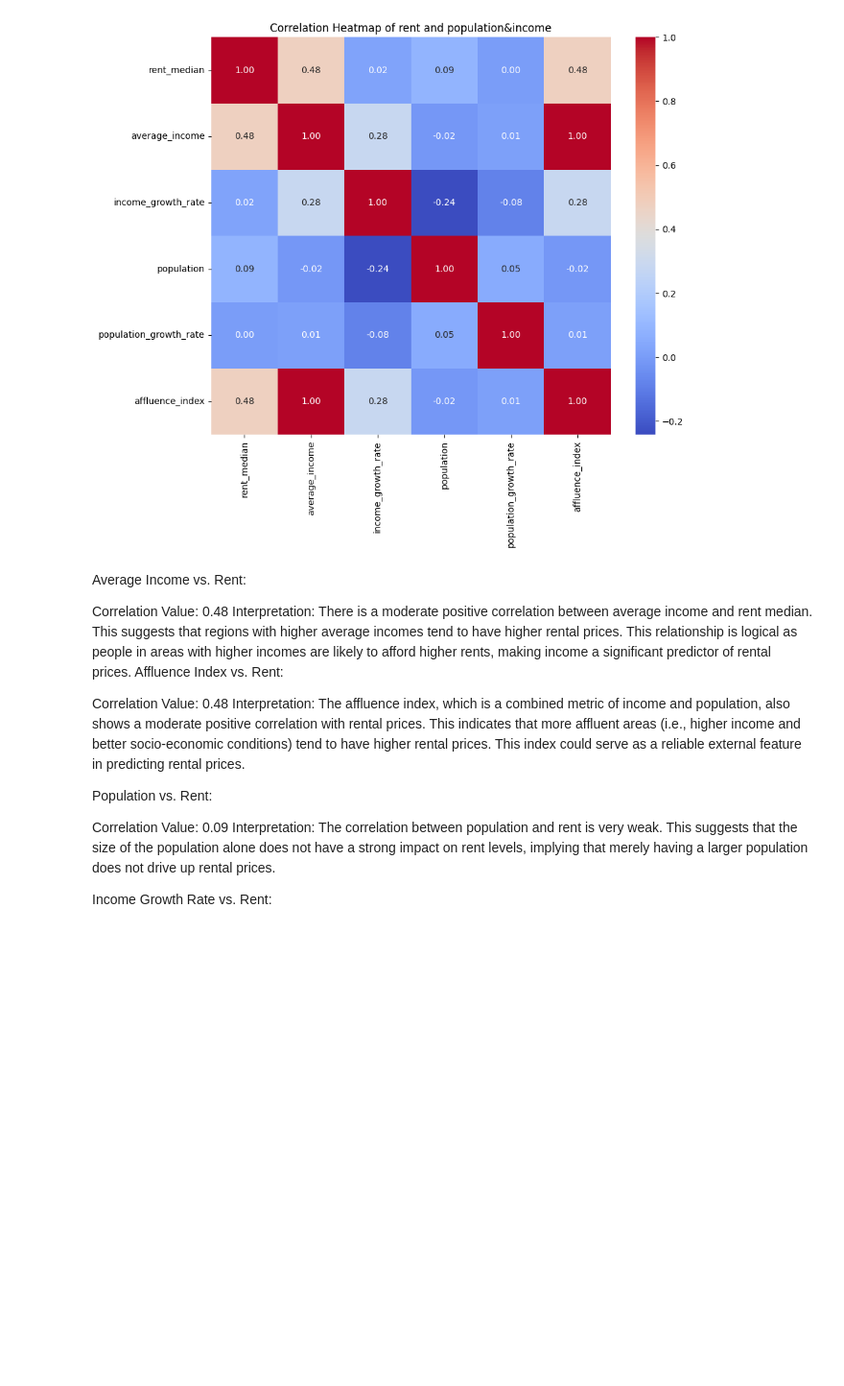
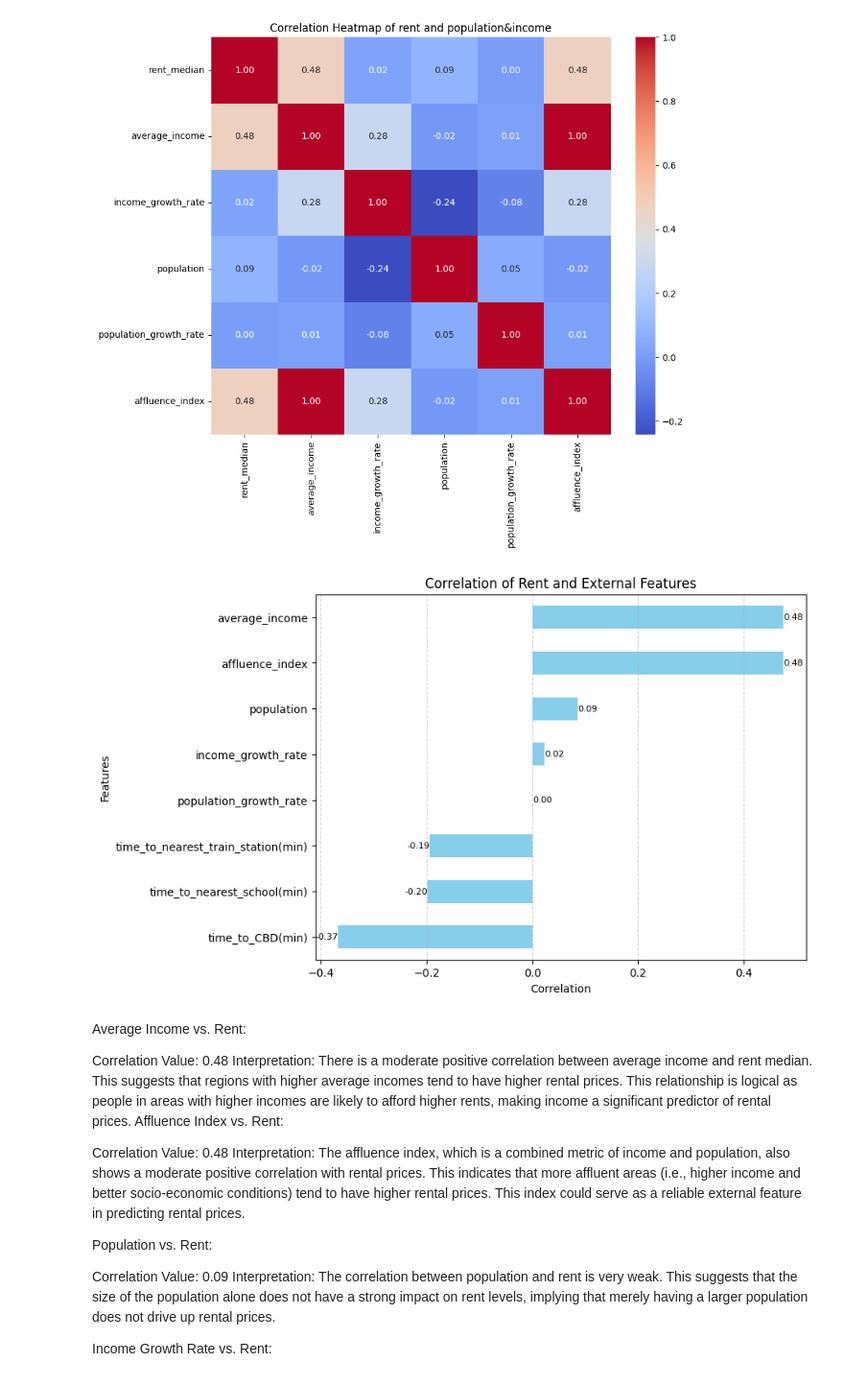
Before and after one commit to MAST30034-AppliedDataScience/project-2-group-real-estate-industry-project-7, a Jupyter notebook: notebooks/external_feature_analysis.ipynb, the cells around one changed output. Shown at 96% size. Cells and saved outputs as stored; diff of their text form; code cells hidden in the pictures; blank space fills up the shorter version.

```diff
--- a/notebooks/external_feature_analysis.ipynb
+++ b/notebooks/external_feature_analysis.ipynb
@@ -150,11 +150,11 @@ selected_columns = ['rent_median', 'average_income', 'income_growth_rate',
                     'population', 'population_growth_rate', 'affluence_index']
 
 # Create a correlation matrix for the selected columns
-corr_matrix = average_rent_df[selected_columns].corr()
+corr_matrix_income = average_rent_df[selected_columns].corr()
 
 # Plot the heatmap
 plt.figure(figsize=(10, 8))  # Set the figure size
-sns.heatmap(corr_matrix, annot=True, cmap='coolwarm', fmt='.2f', cbar=True)
+sns.heatmap(corr_matrix_income, annot=True, cmap='coolwarm', fmt='.2f', cbar=True)
 plt.title("Correlation Heatmap of rent and population&income")
 plot_path = Path.cwd().parent / 'plots' / 'rent_population_income_heatmap.png'
 # Save the figure
@@ -162,6 +162,50 @@ plt.savefig(plot_path, bbox_inches='tight')
 plt.show()
 # %% [output]
 [figure]
+# %%
+import pandas as pd
+import matplotlib.pyplot as plt
+
+# Select the columns of interest
+selected_columns = ['rent_median', 'time_to_nearest_train_station(min)',
+                    'time_to_nearest_school(min)', 'time_to_CBD(min)']
+
+# Calculate the correlation matrix for the selected columns
+# Note: Ensure 'rent_groupby_df', 'corr_matrix_dist', and 'corr_matrix_income' are defined earlier in your script
+corr_matrix = rent_groupby_df[selected_columns].corr()
+
+# Extract the correlations of 'rent_per_room' with the other selected columns
+correlations_distance = corr_matrix_dist.loc['rent_median', ['time_to_nearest_train_station(min)',
+                                                 'time_to_nearest_school(min)', 'time_to_CBD(min)']]
+correlations_income =corr_matrix_income.loc['rent_median', ['average_income', 'income_growth_rate',
+                                                           'population', 'population_growth_rate', 'affluence_index']]
+correlations = pd.concat([correlations_distance, correlations_income])
+correlations = correlations.sort_values()
+
+# Plot the correlation as a horizontal bar chart
+plt.figure(figsize=(8, 6))
+bars = correlations.plot(kind='barh', color='skyblue')
+plt.xlabel('Correlation')
+plt.ylabel('Features')
+plt.title('Correlation of Rent and External Features')
+plt.grid(axis='x', linestyle='--', alpha=0.6)
+
+
+# Add text labels at the end of each bar
+for index, value in enumerate(correlations):
+    plt.text(
+        value, index,        # x, y coordinates
+        f'{value:.2f}',      # The text label
+        va='center',         # Vertical alignment
+        ha='right' if value < 0 else 'left',  # Horizontal alignment based on value sign
+        color='black',
+        fontsize=8
+    )
+plot_path = Path.cwd().parent / 'plots' / 'external_feature_correlations.png'
+plt.savefig(plot_path, bbox_inches='tight')
+plt.show()
+# %% [output]
+[figure, added]
 # %% [markdown]
 Average Income vs. Rent:
 
```
Also changed, not shown: parts of 4 cells of this notebook, 3 other files.
